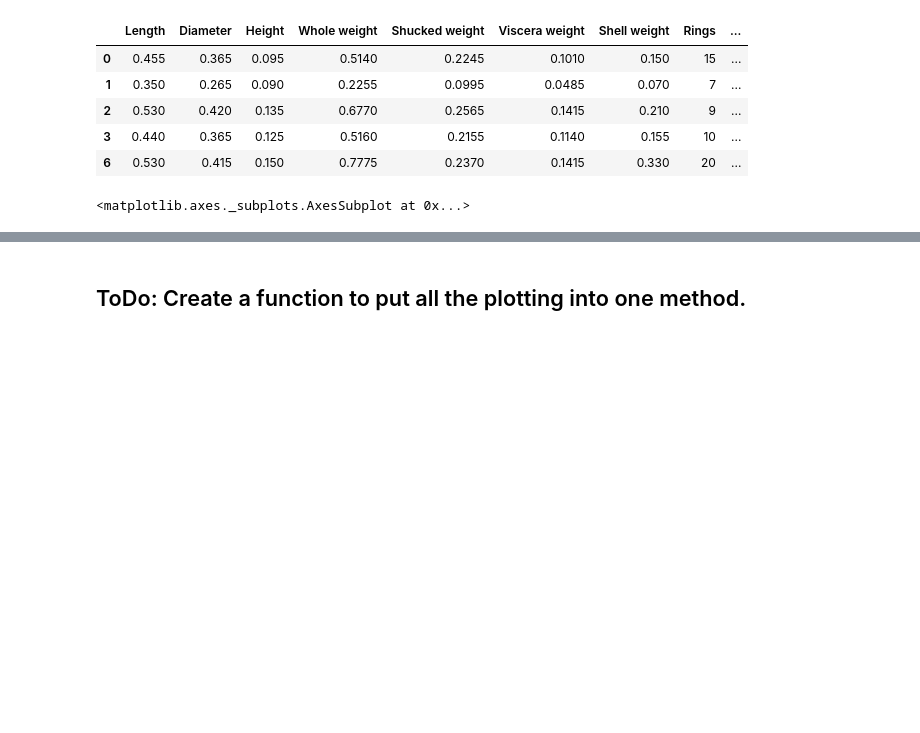
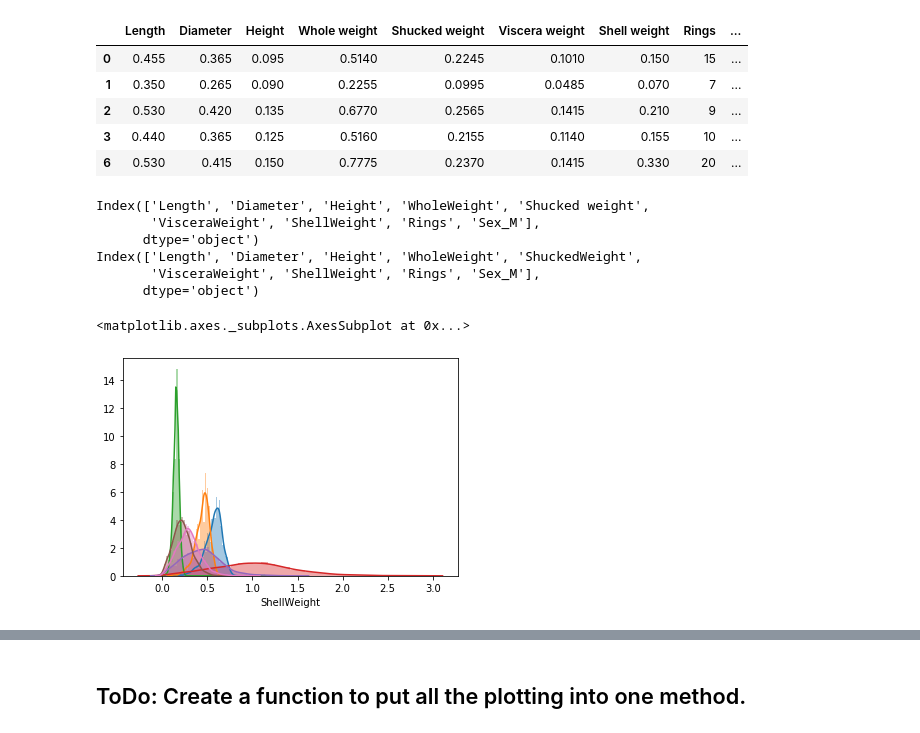
Before and after one commit to sateesh12/bin_utils, a Jupyter notebook: Logistics_Regression.ipynb, the cells around one changed output, grey strips where cells are left out. Saved outputs shown, nothing was run; the diff lists cells and outputs as text; code cells hidden in the pictures; blank space fills up the shorter version.

Commit message:
Fixed a bug in the column name of the data-set due to an white-space.

```diff
--- a/Logistics_Regression.ipynb
+++ b/Logistics_Regression.ipynb
@@ -191,22 +191,39 @@ fdf.head()
 # %%
 #Do a Pandas profiling to check if the varibales need to be standardized.
 import pandas_profiling
 import pandas as pd
 #report = pandas_profiling.ProfileReport(df)
 #pd.show_versions()
 #report.to_file("abelone_profile.html")
 
 #As Pandas profiling is not working manually plot the variables to check if they are normally distributed or not.
+print(fdf.columns)
+#By looking at the above outputs it is clear there are hidden white spaces.
+fdf = fdf.rename(columns={'Length': 'Length'})
+fdf = fdf.rename(columns={'Heigth': 'Height'})
+fdf = fdf.rename(columns={'Whole weight': 'WholeWeight'})
+fdf = fdf.rename(columns={'Shucked weight': 'ShuckedWeight'})
+fdf = fdf.rename(columns={'Viscera weight': 'VisceraWeight'})
+fdf = fdf.rename(columns={'Shell weight': 'ShellWeight'})
+print(fdf.columns)
+
 import seaborn as sns
-sns.distplot(fdf.iloc[:,0])  #Not sure why fdf.Length does not work !
+sns.distplot(fdf.Length)  #Not sure why fdf.Length does not work !
 sns.distplot(fdf.Diameter)
-sns.distplot(fdf.iloc[:,2])
-sns.distplot(fdf.iloc[:,3])
-sns.distplot(fdf.iloc[:,4])
-sns.distplot(fdf.iloc[:,5])
-sns.distplot(fdf.iloc[:,6])
+sns.distplot(fdf.Height)
+sns.distplot(fdf.WholeWeight)
+sns.distplot(fdf.ShuckedWeight)
+sns.distplot(fdf.VisceraWeight)
+sns.distplot(fdf.ShellWeight)
 # %% [output]
-<matplotlib.axes._subplots.AxesSubplot at 0x...>
+Index(['Length', 'Diameter', 'Height', 'WholeWeight', 'Shucked weight',
+       'VisceraWeight', 'ShellWeight', 'Rings', 'Sex_M'],
+      dtype='object')
+Index(['Length', 'Diameter', 'Height', 'WholeWeight', 'ShuckedWeight',
+       'VisceraWeight', 'ShellWeight', 'Rings', 'Sex_M'],
+      dtype='object')
+<matplotlib.axes._subplots.AxesSubplot at 0x...>
+[figure, added]
 # %%
 #Plot rings seperately as it makes the previous graph look not legible.
 sns.distplot(fdf.Rings)
```
Also changed, not shown: parts of 8 cells of this notebook.
